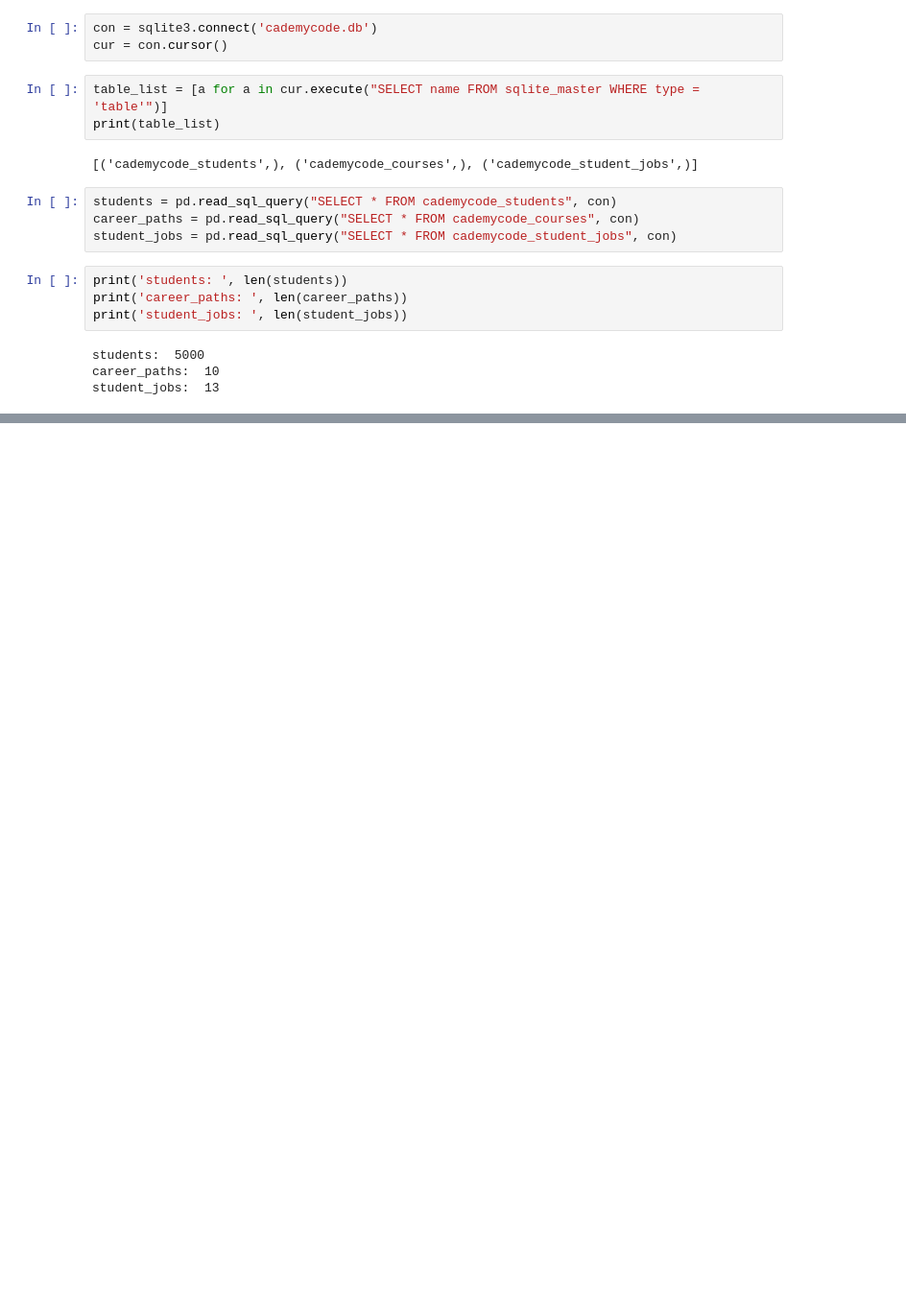
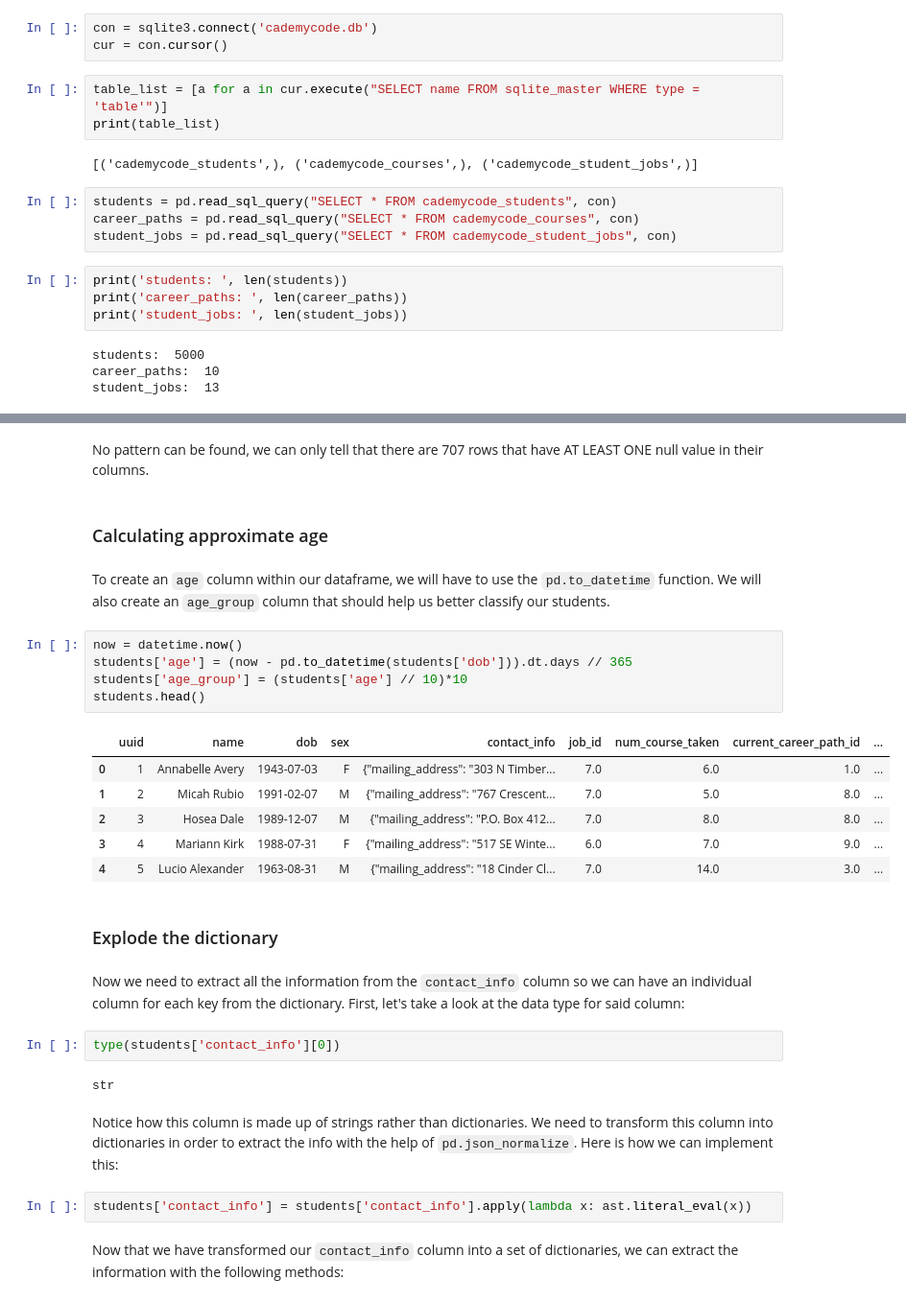
Before and after one commit to father-tom/Projects, a Jupyter notebook: SubPipeline/dev/data-exploration.ipynb, the cells around one changed output, grey strips where cells are left out. Shown: that part at 96% size. Saved outputs shown, nothing was run; the diff lists cells and outputs as text; blank space fills up the shorter version.

```diff
--- a/SubPipeline/dev/data-exploration.ipynb
+++ b/SubPipeline/dev/data-exploration.ipynb
@@ -25,0 +79,32 @@ student_jobs:  13
+# %% [markdown]
+No pattern can be found, we can only tell that there are 707 rows that have AT LEAST ONE null value in their columns.
+# %% [markdown]
+### Calculating approximate age
+# %% [markdown]
+To create an `age` column within our dataframe, we will have to use the `pd.to_datetime` function. We will also create an `age_group` column that should help us better classify our students.
+# %%
+now = datetime.now()
+students['age'] = (now - pd.to_datetime(students['dob'])).dt.days // 365
+students['age_group'] = (students['age'] // 10)*10
+students.head()
+# %% [output]
+|  | uuid | name | dob | sex | contact_info | job_id | num_course_taken | current_career_path_id | ... |
+| 0 | 1 | Annabelle Avery | 1943-07-03 | F | {"mailing_address": "303 N Timber... | 7.0 | 6.0 | 1.0 | ... |
+| 1 | 2 | Micah Rubio | 1991-02-07 | M | {"mailing_address": "767 Crescent... | 7.0 | 5.0 | 8.0 | ... |
+| 2 | 3 | Hosea Dale | 1989-12-07 | M | {"mailing_address": "P.O. Box 412... | 7.0 | 8.0 | 8.0 | ... |
+| 3 | 4 | Mariann Kirk | 1988-07-31 | F | {"mailing_address": "517 SE Winte... | 6.0 | 7.0 | 9.0 | ... |
+| 4 | 5 | Lucio Alexander | 1963-08-31 | M | {"mailing_address": "18 Cinder Cl... | 7.0 | 14.0 | 3.0 | ... |
+# %% [markdown]
+### Explode the dictionary
+# %% [markdown]
+Now we need to extract all the information from the ``contact_info`` column so we can have an individual column for each key from the dictionary. First, let's take a look at the data type for said column:
+# %%
+type(students['contact_info'][0])
+# %% [output]
+str
+# %% [markdown]
+Notice how this column is made up of strings rather than dictionaries. We need to transform this column into dictionaries in order to extract the info with the help of `pd.json_normalize`. Here is how we can implement this:
+# %%
+students['contact_info'] = students['contact_info'].apply(lambda x: ast.literal_eval(x))
+# %% [markdown]
+Now that we have transformed our `contact_info` column into a set of dictionaries, we can extract the information with the following methods:
```
Also changed, not shown: parts of 20 cells of this notebook.
